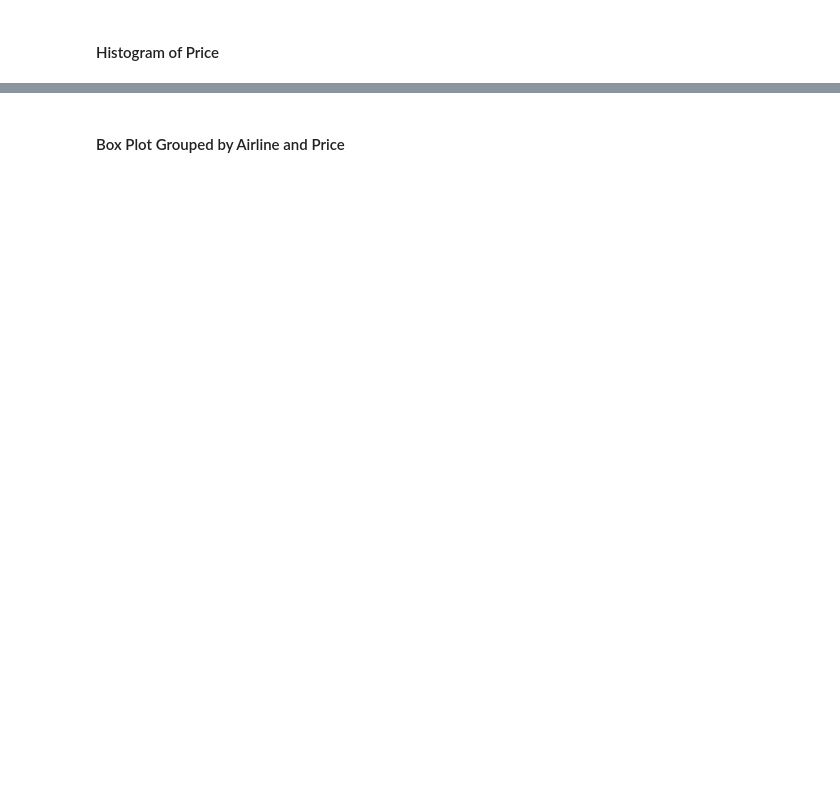
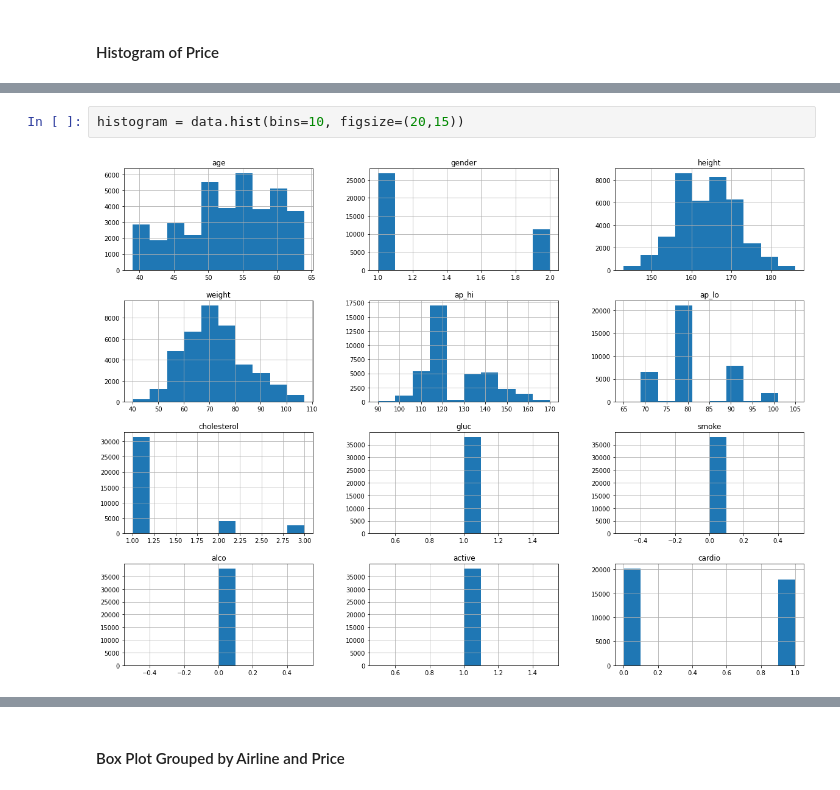
Before and after one commit to JIAWEI68/sch-work-jupiter, a Jupyter notebook: Project/Assignment.ipynb, the cells around one changed output, grey strips where cells are left out. Cells and saved outputs as stored; diff of their text form; blank space fills up the shorter version.

```diff
--- a/Project/Assignment.ipynb
+++ b/Project/Assignment.ipynb
@@ -182,0 +245,4 @@ The histogram shows that there is a high frequency of the price of the ticket be
+# %%
+histogram = data.hist(bins=10, figsize=(20,15))
+# %% [output]
+[figure, added]
```
Also changed, not shown: parts of 78 cells of this notebook, 2 other files.
